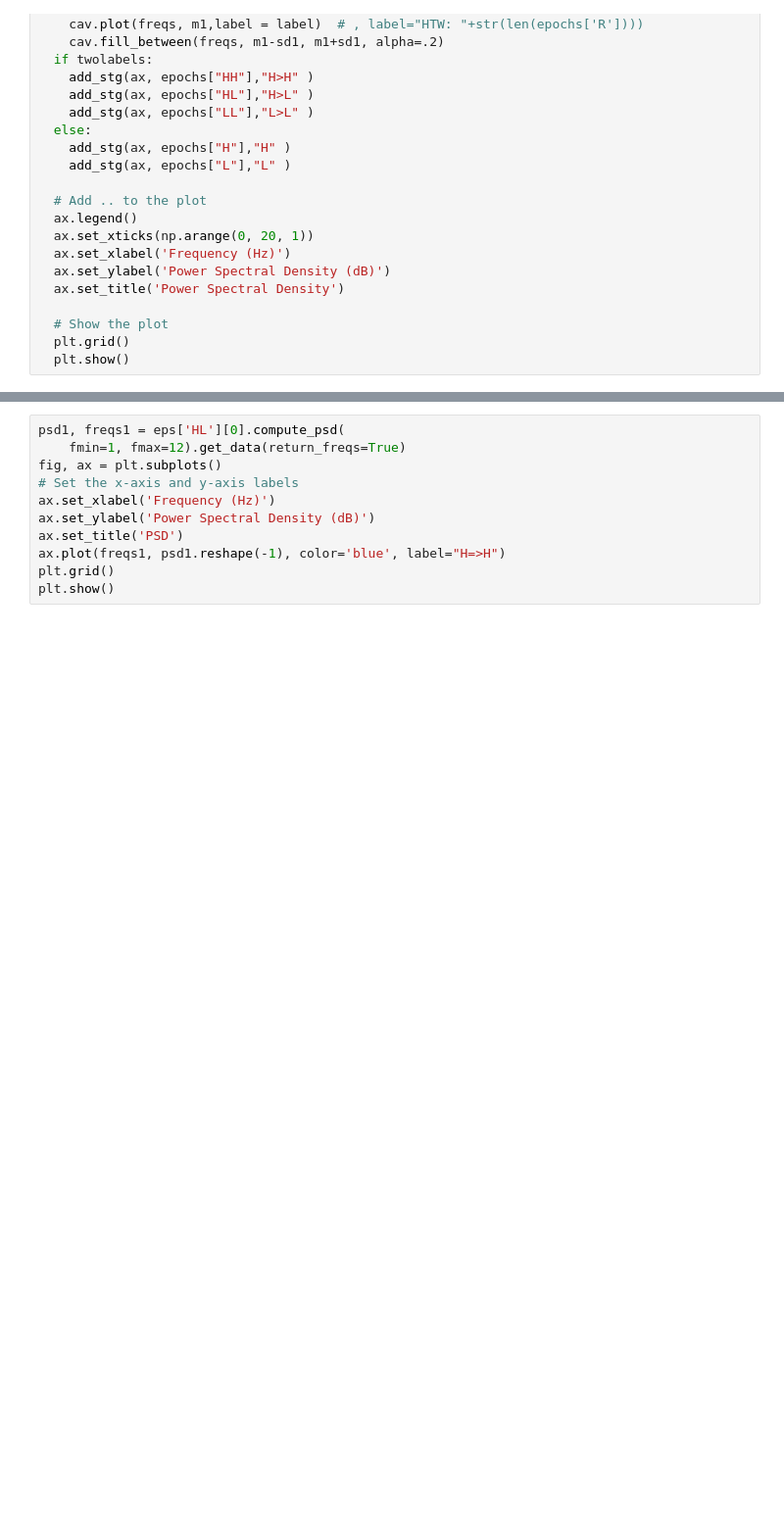
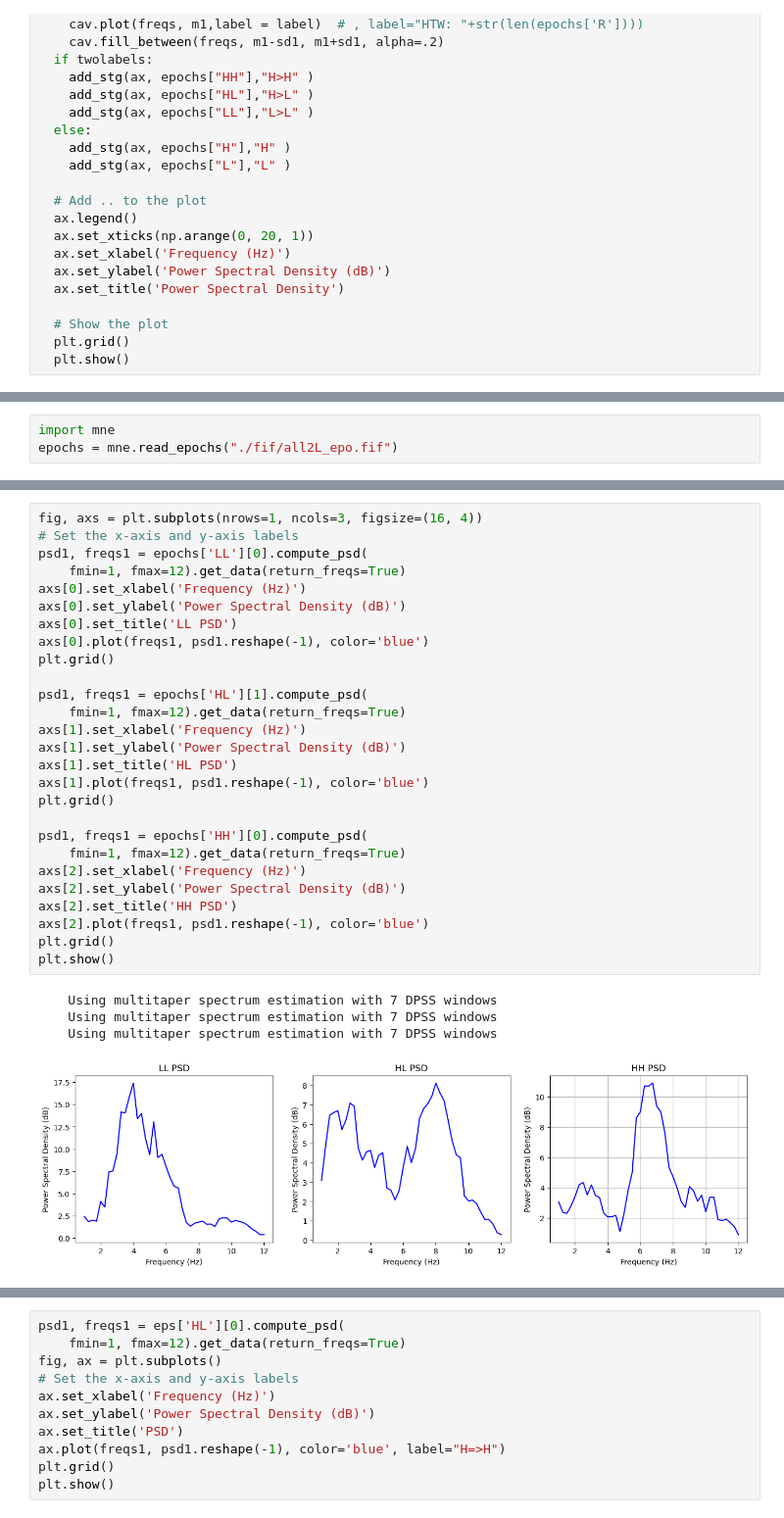
Before and after one commit to impPie/labpc, a Jupyter notebook: handler/visu.ipynb, the cells around one changed output, grey strips where cells are left out. Shown at 98% size. Saved outputs shown, nothing was run; the diff lists cells and outputs as text; blank space fills up the shorter version.

```diff
--- a/handler/visu.ipynb
+++ b/handler/visu.ipynb
@@ -642,0 +638,3 @@ array([[[ 3.0579894 ,  2.36731227,  2.3021737 ,  2.78567024,
+# %%
+import mne
+epochs = mne.read_epochs("./fif/all2L_epo.fif")
@@ -642,0 +651,32 @@ array([[[ 3.0579894 ,  2.36731227,  2.3021737 ,  2.78567024,
+# %%
+fig, axs = plt.subplots(nrows=1, ncols=3, figsize=(16, 4))
+# Set the x-axis and y-axis labels
+psd1, freqs1 = epochs['LL'][0].compute_psd(
+    fmin=1, fmax=12).get_data(return_freqs=True)
+axs[0].set_xlabel('Frequency (Hz)')
+axs[0].set_ylabel('Power Spectral Density (dB)')
+axs[0].set_title('LL PSD')
+axs[0].plot(freqs1, psd1.reshape(-1), color='blue')
+plt.grid()
+
+psd1, freqs1 = epochs['HL'][1].compute_psd(
+    fmin=1, fmax=12).get_data(return_freqs=True)
+axs[1].set_xlabel('Frequency (Hz)')
+axs[1].set_ylabel('Power Spectral Density (dB)')
+axs[1].set_title('HL PSD')
+axs[1].plot(freqs1, psd1.reshape(-1), color='blue')
+plt.grid()
+
+psd1, freqs1 = epochs['HH'][0].compute_psd(
+    fmin=1, fmax=12).get_data(return_freqs=True)
+axs[2].set_xlabel('Frequency (Hz)')
+axs[2].set_ylabel('Power Spectral Density (dB)')
+axs[2].set_title('HH PSD')
+axs[2].plot(freqs1, psd1.reshape(-1), color='blue')
+plt.grid()
+plt.show()
+# %% [output]
+    Using multitaper spectrum estimation with 7 DPSS windows
+    Using multitaper spectrum estimation with 7 DPSS windows
+    Using multitaper spectrum estimation with 7 DPSS windows
+[figure, added]
```
Also changed, not shown: parts of 9 cells of this notebook, 1 other file.
